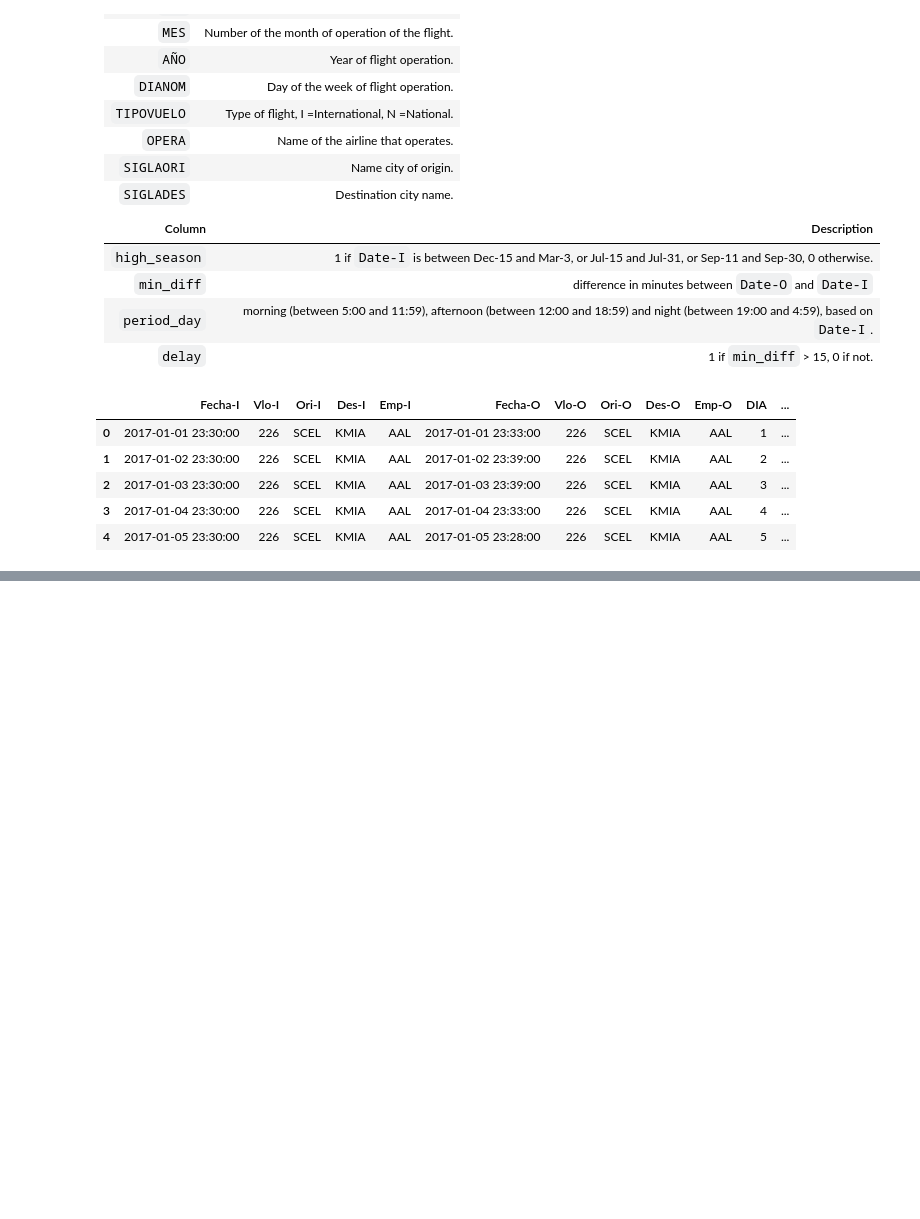
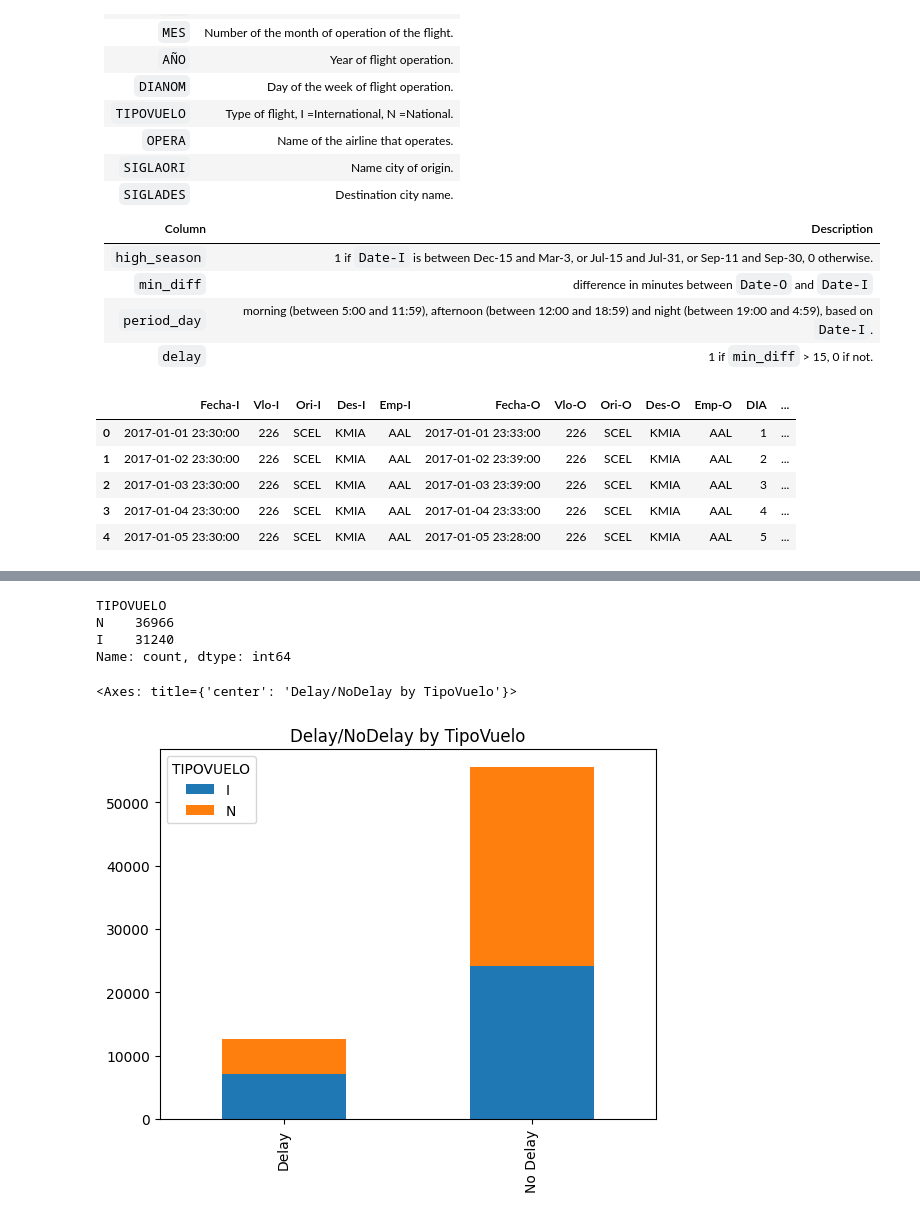
Before and after one commit to cristhianclx/66v, a Jupyter notebook: 04-02.ipynb, the cells around one changed output, grey strips where cells are left out. Cells and saved outputs as stored; diff of their text form; code cells hidden in the pictures; blank space fills up the shorter version.

```diff
--- a/04-02.ipynb
+++ b/04-02.ipynb
@@ -49,0 +162,20 @@ data.head()
+# %%
+data["TIPOVUELO"].value_counts()
+# %% [output]
+TIPOVUELO
+N    36966
+I    31240
+Name: count, dtype: int64
+# %%
+tipo_vuelo_by_delay = data[data["delay"]==1]["TIPOVUELO"].value_counts()
+tipo_vuelo_by_delay.head()
+
+tipo_vuelo_by_not_delay = data[data["delay"]==0]["TIPOVUELO"].value_counts()
+tipo_vuelo_by_not_delay.head()
+
+df_by_tipo_vuelo = pd.DataFrame([tipo_vuelo_by_delay, tipo_vuelo_by_not_delay])
+df_by_tipo_vuelo.index = ["Delay", "No Delay"]
+df_by_tipo_vuelo.plot(kind="bar", stacked=True, title="Delay/NoDelay by TipoVuelo")
+# %% [output]
+<Axes: title={'center': 'Delay/NoDelay by TipoVuelo'}>
+[figure, added]
```
Also changed, not shown: parts of 15 cells of this notebook.
